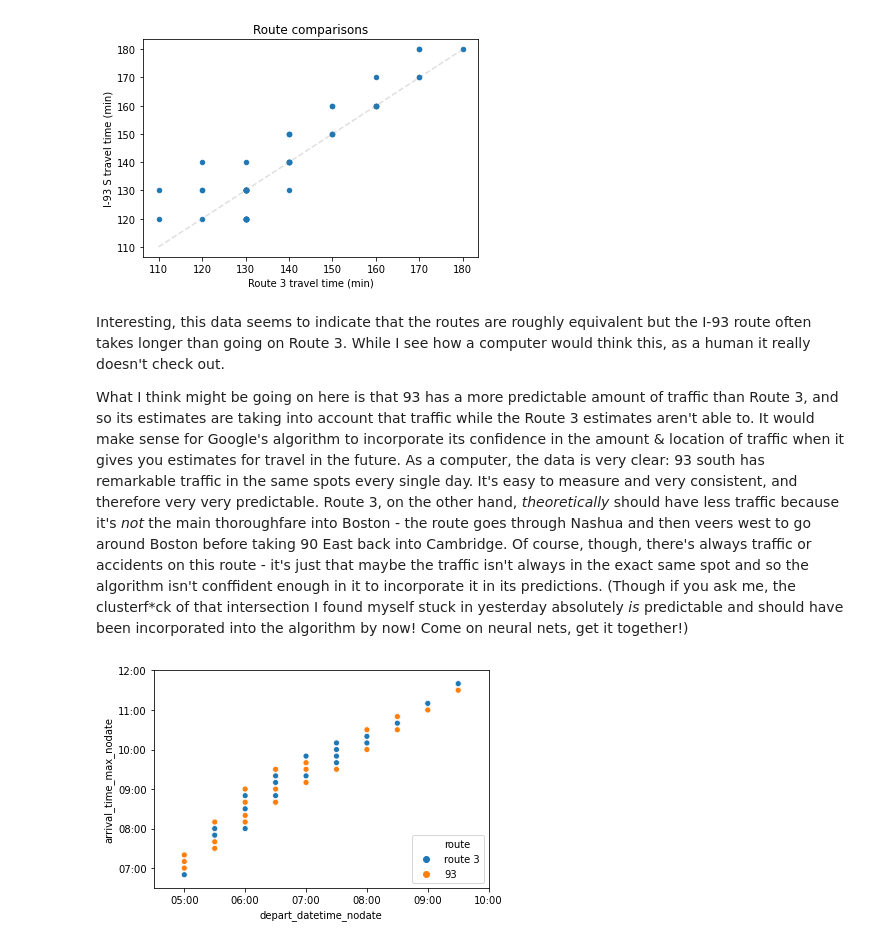
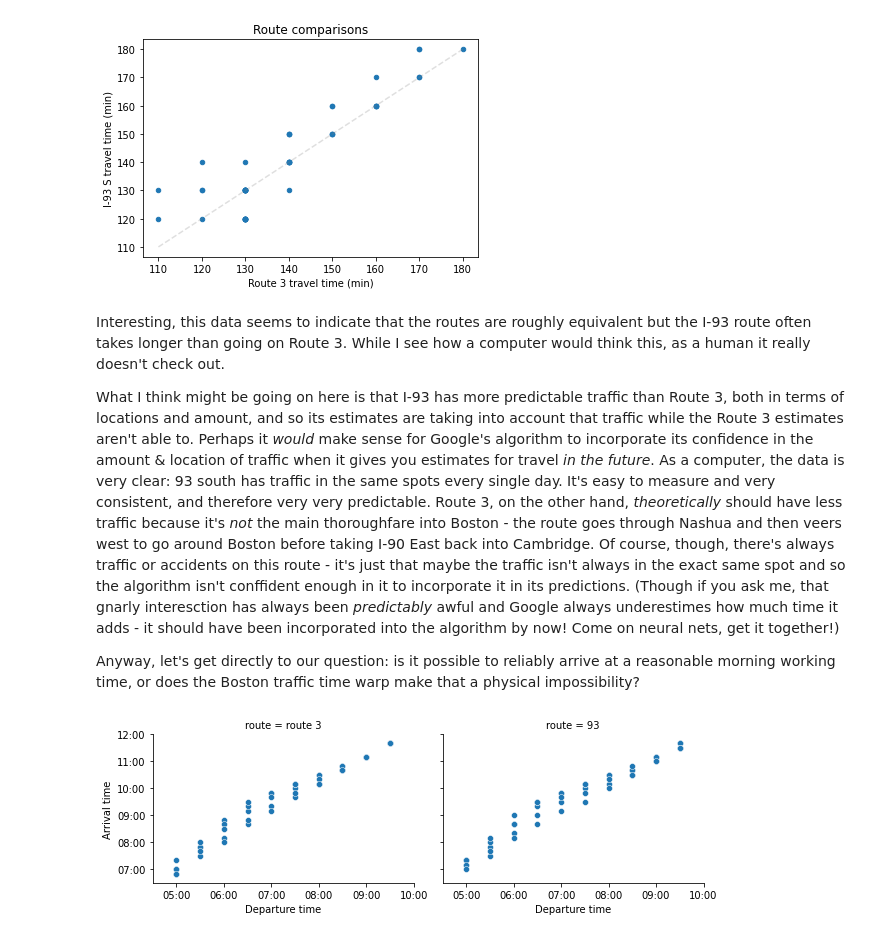
Before and after one commit to cduvallet/cduvallet.github.io, a Jupyter notebook: _jupyter/2022-09-08-nh-boston-commute/2022-09-08-boston-nh-commute.ipynb, the cells around one changed output. Saved outputs shown, nothing was run; the diff lists cells and outputs as text; code cells hidden in the pictures.

Commit message:
Finish post except for one plot

```diff
--- a/_jupyter/2022-09-08-nh-boston-commute/2022-09-08-boston-nh-commute.ipynb
+++ b/_jupyter/2022-09-08-nh-boston-commute/2022-09-08-boston-nh-commute.ipynb
@@ -61,6 +61,7 @@ df['arrival_time_max'] = df.apply(
 # Give times a dummy date, since I want to just compare times regardless of day of the week
 df['depart_datetime_nodate'] = df['depart_datetime'].apply(lambda d: d.replace(year=2022, month=9, day=8))
 df['arrival_time_max_nodate'] = df['arrival_time_max'].apply(lambda d: d.replace(year=2022, month=9, day=8))
+df['arrival_time_min_nodate'] = df['arrival_time_min'].apply(lambda d: d.replace(year=2022, month=9, day=8))
 # %% [markdown]
 Let's start with the simplest possible thing - what's the relationship between the time I leave and the duration of the trip?
 # %%
@@ -96,18 +97,25 @@ Text(0, 0.5, 'I-93 S travel time (min)')
 # %% [markdown]
 Interesting, this data seems to indicate that the routes are roughly equivalent but the I-93 route often takes longer than going on Route 3. While I see how a computer would think this, as a human it really doesn't check out.
 
-What I think might be going on here is that 93 has a more predictable amount of traffic than Route 3, and so its estimates are taking into account that traffic while the Route 3 estimates aren't able to. It would make sense for Google's algorithm to incorporate its confidence in the amount & location of traffic when it gives you estimates for travel in the future. As a computer, the data is very clear: 93 south has remarkable traffic in the same spots every single day. It's easy to measure and very consistent, and therefore very very predictable. Route 3, on the other hand, _theoretically_ should have less traffic because it's _not_ the main thoroughfare into Boston - the route goes through Nashua and then veers west to go around Boston before taking 90 East back into Cambridge. Of course, though, there's always traffic or accidents on this route - it's just that maybe the traffic isn't always in the exact same spot and so the algorithm isn't conffident enough in it to incorporate it in its predictions. (Though if you ask me, the clusterf\*ck of that intersection I found myself stuck in yesterday absolutely _is_ predictable and should have been incorporated into the algorithm by now! Come on neural nets, get it together!)
+What I think might be going on here is that I-93 has more predictable traffic than Route 3, both in terms of locations and amount, and so its estimates are taking into account that traffic while the Route 3 estimates aren't able to.
+Perhaps it _would_ make sense for Google's algorithm to incorporate its confidence in the amount & location of traffic when it gives you estimates for travel _in the future_. As a computer, the data is very clear: 93 south has traffic in the same spots every single day. It's easy to measure and very consistent, and therefore very very predictable. Route 3, on the other hand, _theoretically_ should have less traffic because it's _not_ the main thoroughfare into Boston - the route goes through Nashua and then veers west to go around Boston before taking I-90 East back into Cambridge. Of course, though, there's always traffic or accidents on this route - it's just that maybe the traffic isn't always in the exact same spot and so the algorithm isn't conffident enough in it to incorporate it in its predictions. (Though if you ask me, that gnarly interesction has always been _predictably_ awful and Google always underestimes how much time it adds - it should have been incorporated into the algorithm by now! Come on neural nets, get it together!)
+
+Anyway, let's get directly to our question: is it possible to reliably arrive at a reasonable morning working time, or does the Boston traffic time warp make that a physical impossibility?
 # %%
-ax = sns.scatterplot(
-    data=df, x='depart_datetime_nodate', y='arrival_time_max_nodate',
-    hue='route'
-)
+g = sns.FacetGrid(data=df, col='route', aspect=1.5)
 
-ax.set_xlim([pd.to_datetime('2022-09-08 04:30:00'), pd.to_datetime('2022-09-08 10:00:00')])
-ax.set_ylim([pd.to_datetime('2022-09-08 06:30:00'), pd.to_datetime('2022-09-08 12:00:00')])
-ax.legend(loc='lower right')
+g.map(sns.scatterplot, 'depart_datetime_nodate', 'arrival_time_max_nodate')
 
-ax.xaxis.set_major_formatter(mdates.DateFormatter('%H:%M'))
-ax.yaxis.set_major_formatter(mdates.DateFormatter('%H:%M'))
+for ax in g.axes.flatten():
+    ax.set_xlim([pd.to_datetime('2022-09-08 04:30:00'), pd.to_datetime('2022-09-08 10:00:00')])
+    ax.set_ylim([pd.to_datetime('2022-09-08 06:30:00'), pd.to_datetime('2022-09-08 12:00:00')])
+#    ax.legend(loc='lower right')
+
+    ax.xaxis.set_major_formatter(mdates.DateFormatter('%H:%M'))
+    ax.yaxis.set_major_formatter(mdates.DateFormatter('%H:%M'))
+
+    ax.set_xlabel('Departure time')
+    if ax.get_ylabel():
+        ax.set_ylabel('Arrival time')
 # %% [output]
-[figure, old version]
+[figure, new version]
```
Also changed, not shown: parts of 18 cells of this notebook.
